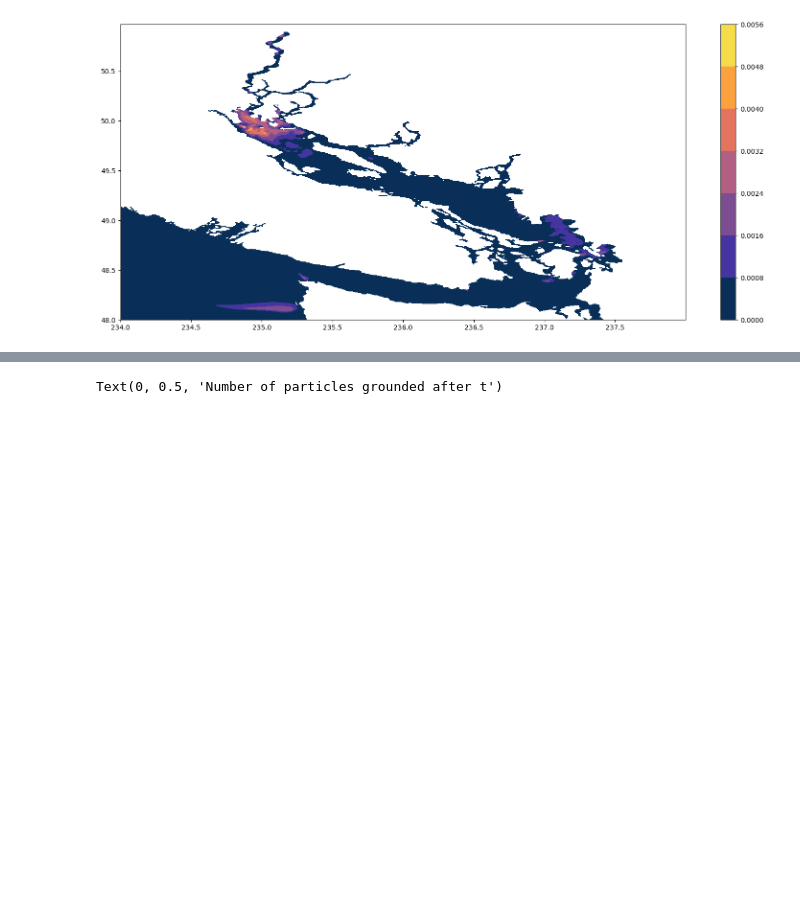
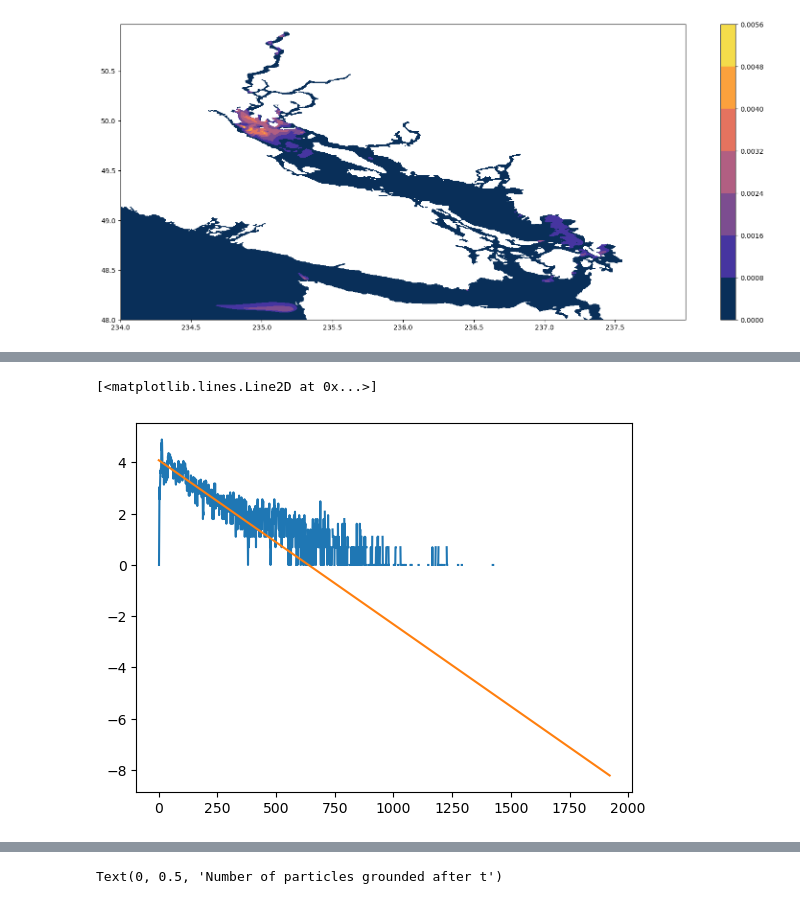
Before and after one commit to SalishSeaCast/analysis-jose, a Jupyter notebook: notebooks/parcels/Remote/Fibres/check_beaching.ipynb, the cells around one changed output, grey strips where cells are left out. Drawn from its saved outputs; the diff is of its cells as text; code cells hidden in the pictures; blank space fills up the shorter version.

```diff
--- a/notebooks/parcels/Remote/Fibres/check_beaching.ipynb
+++ b/notebooks/parcels/Remote/Fibres/check_beaching.ipynb
@@ -205,3 +229,11 @@ obsss5 =obsss5-366
+# %%
+time = np.linspace(0,len(winter1),len(winter1))
+a,b = np.polyfit(time[10:300],np.log(winter1[10:300]),1)
+plt.plot(time,np.log(winter1))
+plt.plot(time,b+time*a)
+# %% [output]
+[<matplotlib.lines.Line2D at 0x...>]
+[figure, added]
 # %%
 time2 = np.linspace(0,24*41.66,1000)
 
```
Also changed, not shown: parts of 3 cells of this notebook.
